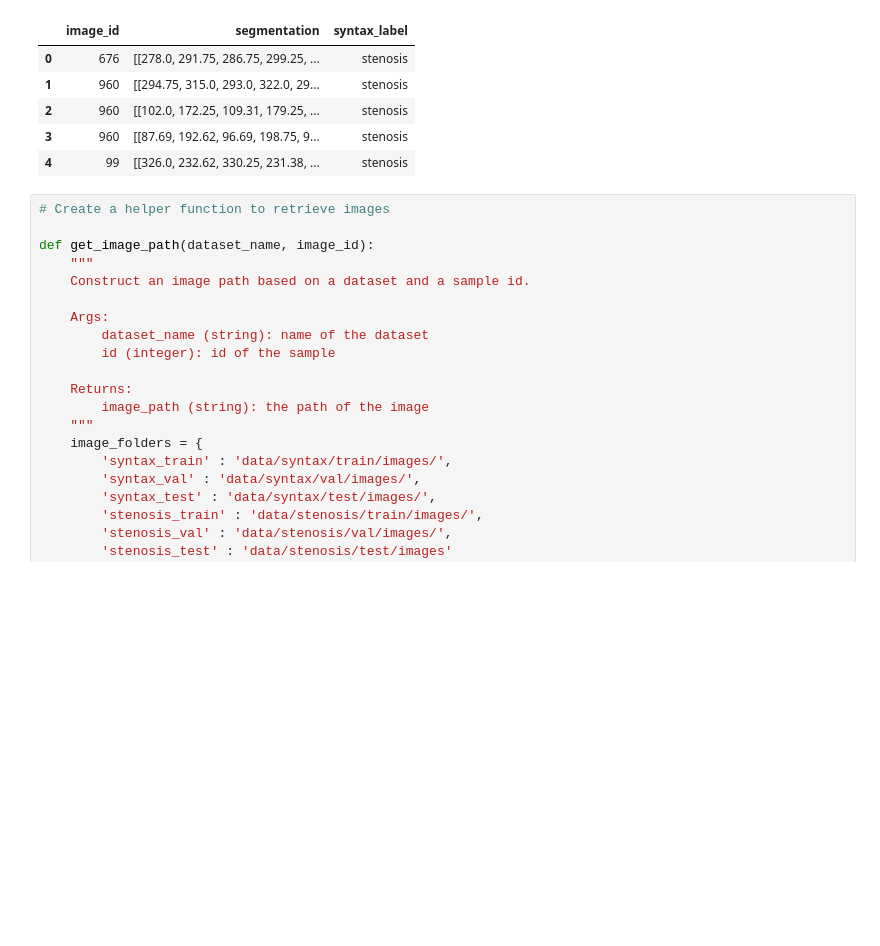
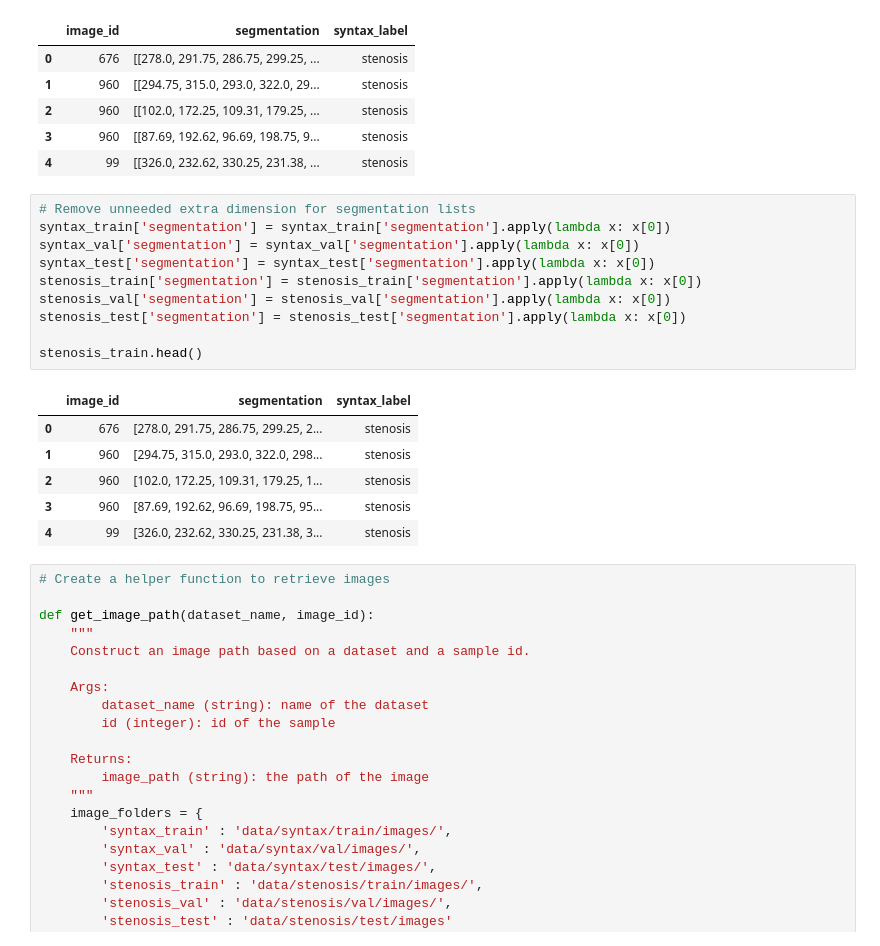
Before and after one commit to davidsolow/angiographer, a Jupyter notebook: eda.ipynb, the cells around one changed output. Drawn from its saved outputs; the diff is of its cells as text; blank space fills up the shorter version.

```diff
--- a/eda.ipynb
+++ b/eda.ipynb
@@ -125,6 +139,23 @@ stenosis_train.head()
 | 2 | 960 | [[102.0, 172.25, 109.31, 179.25, ... | stenosis |
 | 3 | 960 | [[87.69, 192.62, 96.69, 198.75, 9... | stenosis |
 | 4 | 99 | [[326.0, 232.62, 330.25, 231.38, ... | stenosis |
+# %%
+# Remove unneeded extra dimension for segmentation lists
+syntax_train['segmentation'] = syntax_train['segmentation'].apply(lambda x: x[0])
+syntax_val['segmentation'] = syntax_val['segmentation'].apply(lambda x: x[0])
+syntax_test['segmentation'] = syntax_test['segmentation'].apply(lambda x: x[0])
+stenosis_train['segmentation'] = stenosis_train['segmentation'].apply(lambda x: x[0])
+stenosis_val['segmentation'] = stenosis_val['segmentation'].apply(lambda x: x[0])
+stenosis_test['segmentation'] = stenosis_test['segmentation'].apply(lambda x: x[0])
+
+stenosis_train.head()
+# %% [output]
+|  | image_id | segmentation | syntax_label |
+| 0 | 676 | [278.0, 291.75, 286.75, 299.25, 2... | stenosis |
+| 1 | 960 | [294.75, 315.0, 293.0, 322.0, 298... | stenosis |
+| 2 | 960 | [102.0, 172.25, 109.31, 179.25, 1... | stenosis |
+| 3 | 960 | [87.69, 192.62, 96.69, 198.75, 95... | stenosis |
+| 4 | 99 | [326.0, 232.62, 330.25, 231.38, 3... | stenosis |
 # %%
 # Create a helper function to retrieve images
 
```
Also changed, not shown: parts of 11 cells of this notebook.
